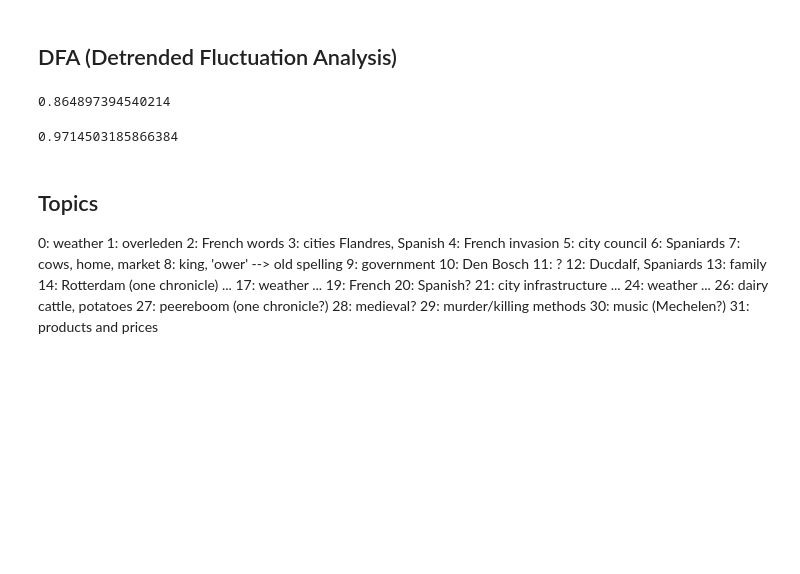
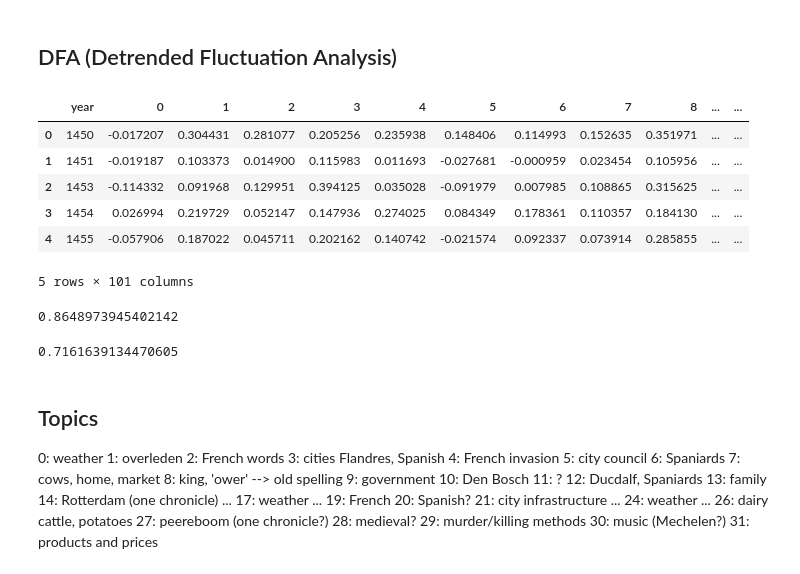
Before and after one commit to centre-for-humanities-computing/dutch-chronicles, a Jupyter notebook: notebooks/top2vec_analysis.ipynb, the cells around one changed output. Drawn from its saved outputs; the diff is of its cells as text; code cells hidden in the pictures; blank space fills up the shorter version.

```diff
--- a/notebooks/top2vec_analysis.ipynb
+++ b/notebooks/top2vec_analysis.ipynb
@@ -86,10 +86,24 @@ plt.ylim([-3, +3])
 [figure]
 # %% [markdown]
 ## DFA (Detrended Fluctuation Analysis)
-# %%
-nolds.dfa(year_mean_scaled[topic[0]])
-# %% [output]
-0.864897394540214
+# %%
+year_mean = pd.read_csv('../../chronicling-topics/corpus/dfs_topics/year_mean.csv', index_col=0)
+year_mean.head()
+# %% [output]
+|  | year | 0 | 1 | 2 | 3 | 4 | 5 | 6 | 7 | 8 | ... | ... |
+| 0 | 1450 | -0.017207 | 0.304431 | 0.281077 | 0.205256 | 0.235938 | 0.148406 | 0.114993 | 0.152635 | 0.351971 | ... | ... |
+| 1 | 1451 | -0.019187 | 0.103373 | 0.014900 | 0.115983 | 0.011693 | -0.027681 | -0.000959 | 0.023454 | 0.105956 | ... | ... |
+| 2 | 1453 | -0.114332 | 0.091968 | 0.129951 | 0.394125 | 0.035028 | -0.091979 | 0.007985 | 0.108865 | 0.315625 | ... | ... |
+| 3 | 1454 | 0.026994 | 0.219729 | 0.052147 | 0.147936 | 0.274025 | 0.084349 | 0.178361 | 0.110357 | 0.184130 | ... | ... |
+| 4 | 1455 | -0.057906 | 0.187022 | 0.045711 | 0.202162 | 0.140742 | -0.021574 | 0.092337 | 0.073914 | 0.285855 | ... | ... |
+5 rows × 101 columns
+# %%
+topic = [*range(0,100)]
+topic = [str(x) for x in topic]
+
+nolds.dfa(year_mean[topic[0]])
+# %% [output]
+0.8648973945402142
 # %%
 dfa_list = []
 
@@ -101,10 +115,10 @@ min_value = min(dfa_list)
 
 max_index = dfa_list.index(max_value)
 min_index = dfa_list.index(min_value)
-# %%
-max_value
-# %% [output]
-0.9714503185866384
+# %%
+min_value
+# %% [output]
+0.7161639134470605
 # %% [markdown]
 ## Topics
 
```
Also changed, not shown: parts of 1 cell of this notebook.
